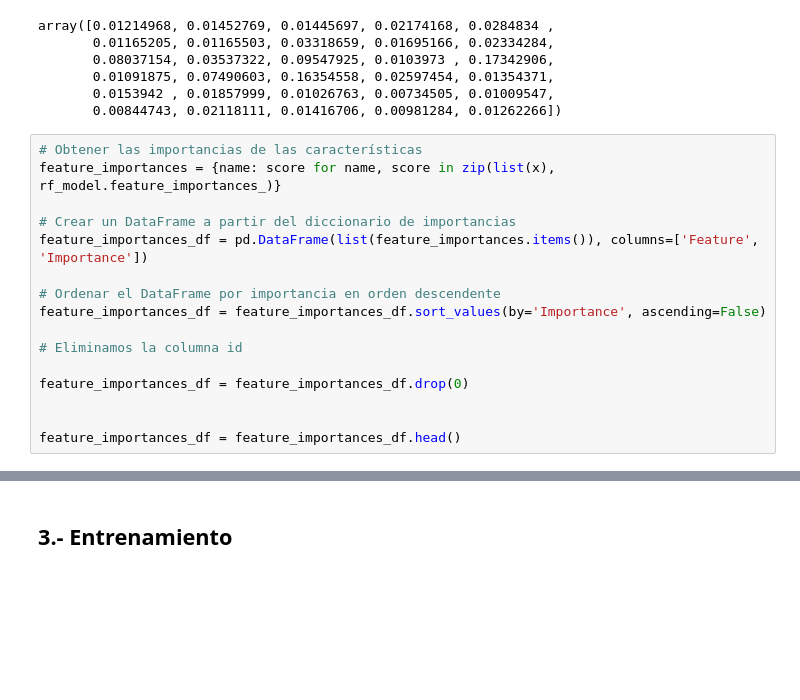
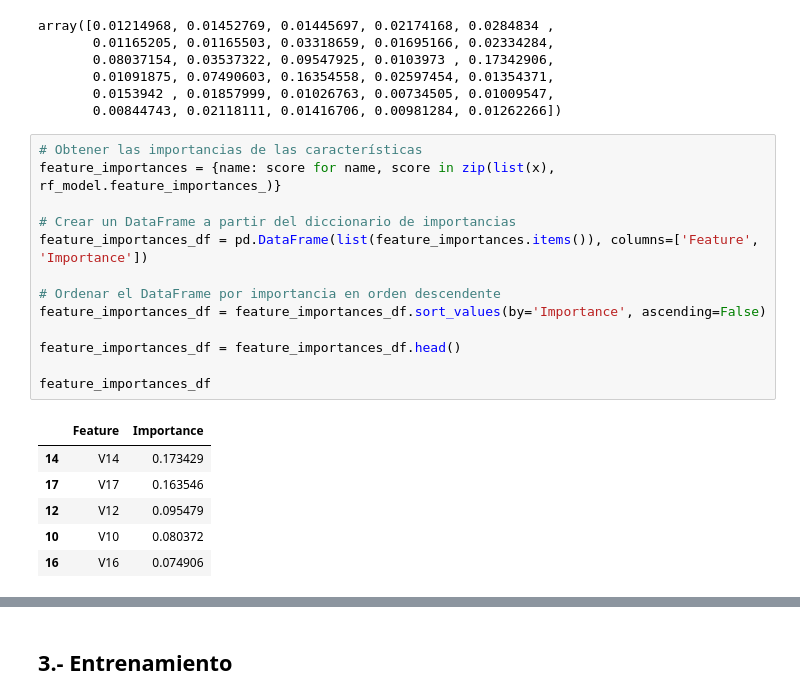
Before and after one commit to jhonadanil/ML-Tutorial, a Jupyter notebook: 8.-kmeans.ipynb, the cells around one changed output, grey strips where cells are left out. Cells and saved outputs as stored; diff of their text form; blank space fills up the shorter version.

```diff
--- a/8.-kmeans.ipynb
+++ b/8.-kmeans.ipynb
@@ -106,19 +106,23 @@ array([0.01214968, 0.01452769, 0.01445697, 0.02174168, 0.0284834 ,
 # %%
 # Obtener las importancias de las características
 feature_importances = {name: score for name, score in zip(list(x), rf_model.feature_importances_)}
 
 # Crear un DataFrame a partir del diccionario de importancias
 feature_importances_df = pd.DataFrame(list(feature_importances.items()), columns=['Feature', 'Importance'])
 
 # Ordenar el DataFrame por importancia en orden descendente
 feature_importances_df = feature_importances_df.sort_values(by='Importance', ascending=False)
 
-# Eliminamos la columna id
+feature_importances_df = feature_importances_df.head()
 
-feature_importances_df = feature_importances_df.drop(0)
-
-
-feature_importances_df = feature_importances_df.head()
+feature_importances_df
+# %% [output]
+|  | Feature | Importance |
+| 14 | V14 | 0.173429 |
+| 17 | V17 | 0.163546 |
+| 12 | V12 | 0.095479 |
+| 10 | V10 | 0.080372 |
+| 16 | V16 | 0.074906 |
 # %%
 sns.barplot(x='Importance', y='Feature', data=feature_importances_df)
 
```
Also changed, not shown: parts of 4 cells of this notebook, 3 other files.
